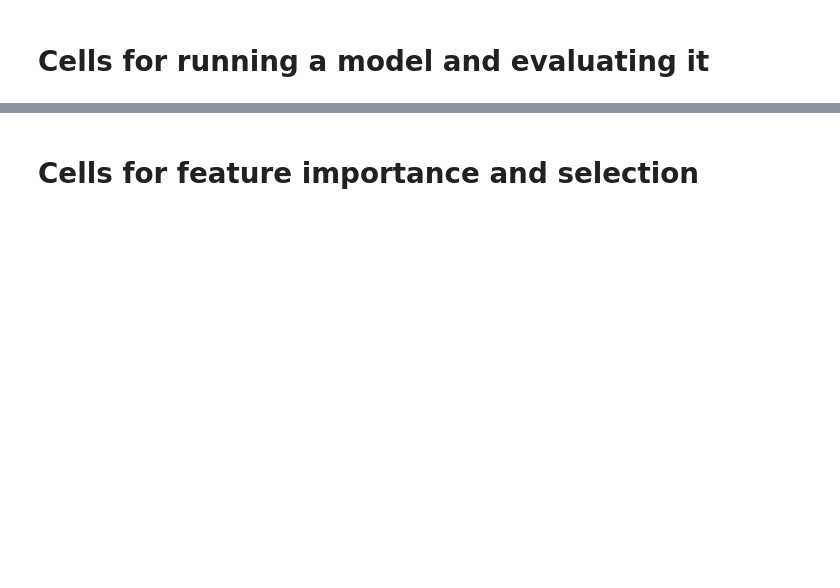
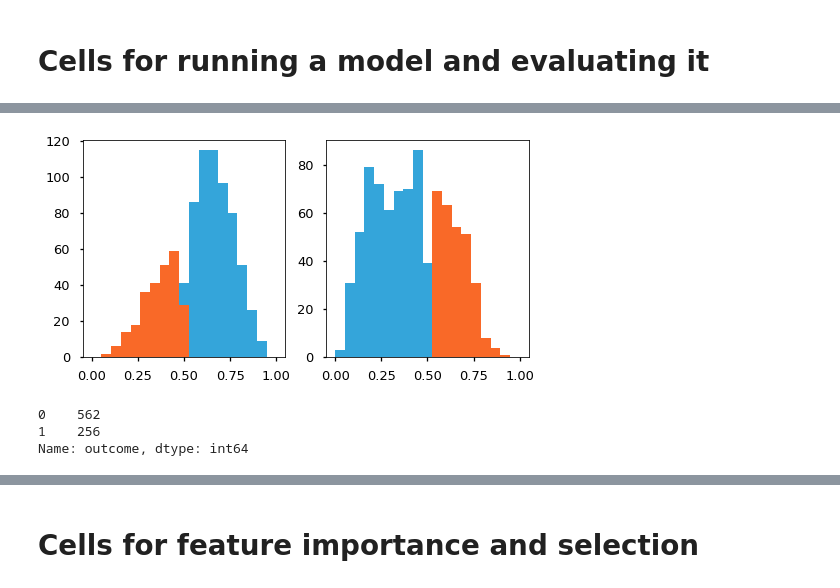
Before and after one commit to nwespe/CDPredictor, a Jupyter notebook: MIMIC_full_explore.ipynb, the cells around one changed output, grey strips where cells are left out. Saved outputs shown, nothing was run; the diff lists cells and outputs as text; code cells hidden in the pictures; blank space fills up the shorter version.

```diff
--- a/MIMIC_full_explore.ipynb
+++ b/MIMIC_full_explore.ipynb
@@ -517,0 +329,17 @@ run_model.plot_roc_curve(curr_model, x_train, y_train, save=True, prefix=prefix)
+# %%
+X = x_train
+id_col = X.hadm_id
+X2 = X.drop('hadm_id', axis=1)
+y = y_train
+probs = curr_model.predict_proba(X2)
+preds = curr_model.predict(X2)
+prob_df = pd.DataFrame(y)
+prob_df['prob_0'] = probs[:,0]
+prob_df['prob_1'] = probs[:,1]
+prob_df['predict'] = preds
+prob_df = prob_df.join([id_col, X2])
+
+true_pos = prob_df[(prob_df.outcome == 1) & (prob_df.predict == 1)]
+true_neg = prob_df[(prob_df.outcome == 0) & (prob_df.predict == 0)]
+false_pos = prob_df[(prob_df.outcome == 0) & (prob_df.predict == 1)]
+false_neg = prob_df[(prob_df.outcome == 1) & (prob_df.predict == 0)]
@@ -517,0 +359,11 @@ run_model.plot_roc_curve(curr_model, x_train, y_train, save=True, prefix=prefix)
+# %%
+bins = np.linspace(0, 1, 20)
+fix, ax = plt.subplots(1, 2, figsize=(8, 4))
+ax[0].hist(list(true_pos.prob_1.values), color='#34A5DA', alpha=1, bins=bins)
+ax[0].hist(list(false_neg.prob_1.values), color='#F96928', alpha=1, bins=bins)
+ax[1].hist(list(false_pos.prob_1.values), color='#F96928', alpha=1, bins=bins)
+ax[1].hist(list(true_neg.prob_1.values), color='#34A5DA', alpha=1, bins=bins)
+
+plt.savefig('/Users/nwespe/Desktop/' + prefix + '_train_probas.svg', bbox_inches='tight')
+# %% [output]
+[figure, added]
@@ -517,0 +375,6 @@ run_model.plot_roc_curve(curr_model, x_train, y_train, save=True, prefix=prefix)
+# %%
+pred_negatives.outcome.value_counts()
+# %% [output]
+0    562
+1    256
+Name: outcome, dtype: int64
```
Also changed, not shown: parts of 182 cells of this notebook, 23 other files.
